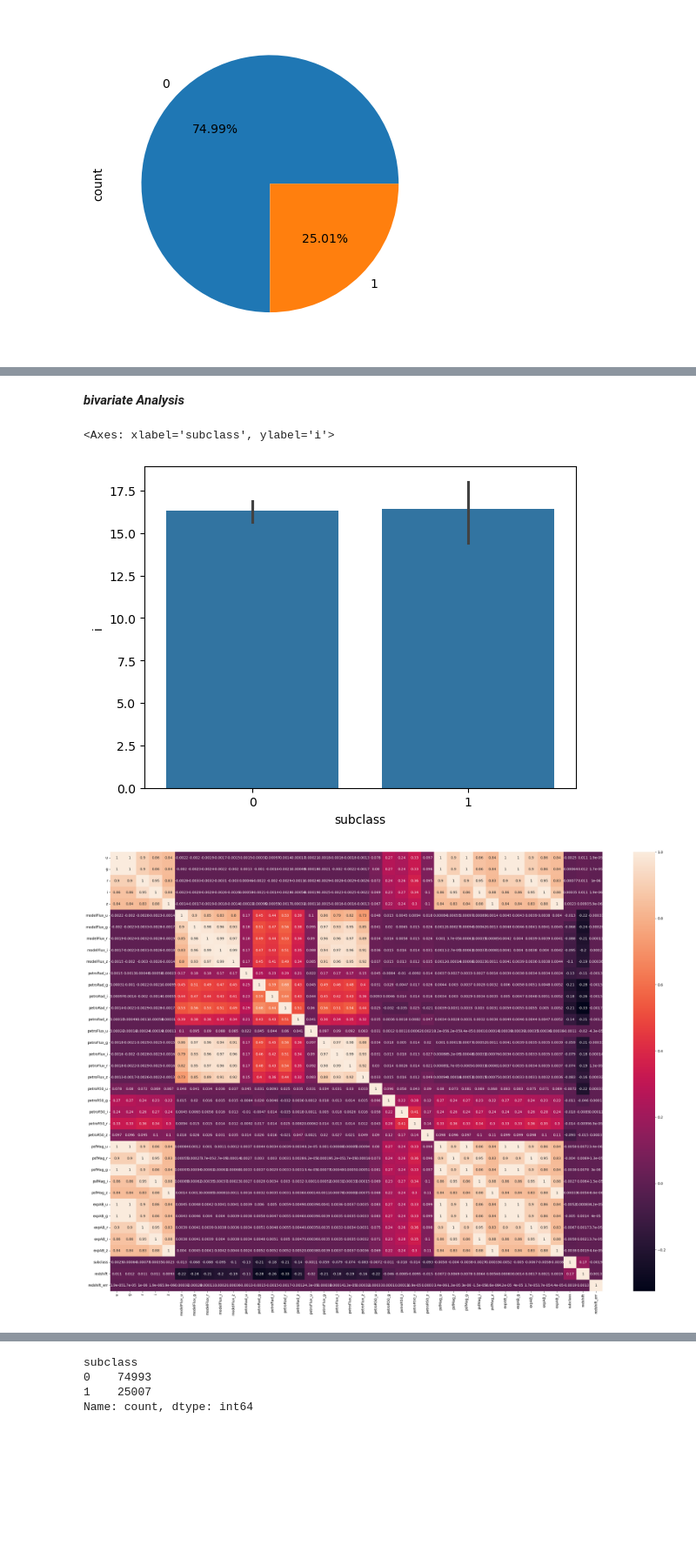
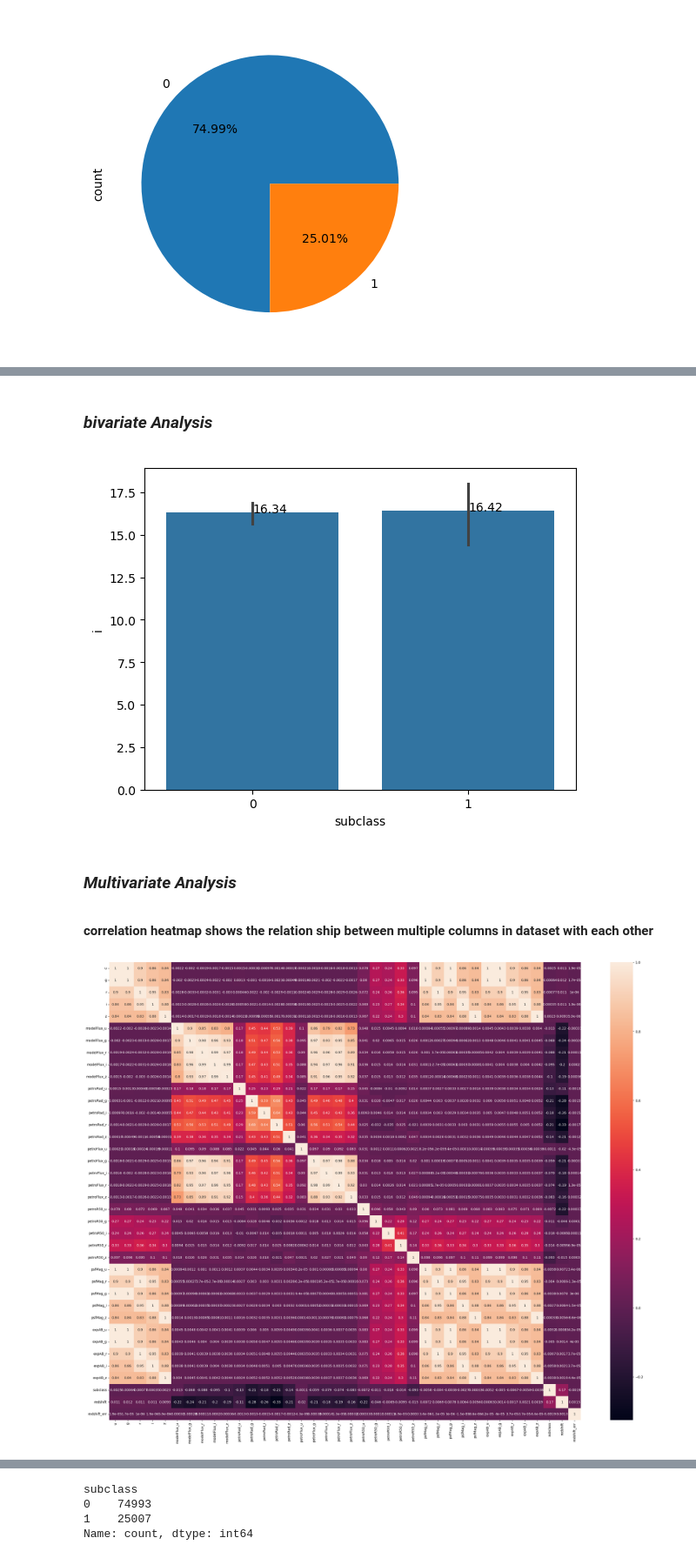
Before and after one commit to skymaurya/galaxy_classify, a Jupyter notebook: galxy.ipynb, the cells around one changed output, grey strips where cells are left out. Shown at 87% size. Cells and saved outputs as stored; diff of their text form; code cells hidden in the pictures; blank space fills up the shorter version.

```diff
--- a/galxy.ipynb
+++ b/galxy.ipynb
@@ -93,7 +97,7 @@ Data columns (total 43 columns):
 dtypes: float64(41), object(2)
 memory usage: 32.8+ MB
 # %%
-gd=gd.drop([ 'objid', 'specobjid', 'ra', 'dec','class'],axis=1 )   #droping the unsed column as it doesnot hellp us in as predtion furthure
+gd=gd.drop([ 'objid','dec','ra', 'specobjid','class'],axis=1 )   #droping the unsed column as it doesnot hellp us in as predtion furthure
 # %% [markdown]
 ***Changing object type in the form categorial values 0 and 1 of subclass***
 # %%
@@ -157,15 +213,33 @@ for i in gd.columns:
 # %% [markdown]
-***bivariate Analysis***
+***<h3>bivariate Analysis***
 # %%
-sns.barplot(x='subclass', y='i', data=gd)
+# sns.barplot(x='subclass', y='i', data=gd)
+
+import matplotlib.pyplot as plt
+
+# Create the barplot
+ax = sns.barplot(x='subclass', y='i', data=gd)
+
+# Add labels to each bar
+for p in ax.patches:
+    # Get the height of each bar
+    height = p.get_height()
+    # Add text annotation
+    ax.text(p.get_x() + p.get_width() / 2., height, f'{height:.2f}')
+
+# Show the plot
+plt.show()
 # %% [output]
-<Axes: xlabel='subclass', ylabel='i'>
-[figure, old version]
+[figure, new version]
 # %%
 gd['subclass'] = gd['subclass'].astype('category')   #changing subclass  type as categorical type
+# %% [markdown]
+***<h3>Multivariate Analysis***
+# %% [markdown]
+**correlation heatmap shows the relation ship between multiple columns in dataset with each other**
 # %%
-plt.figure(figsize=(32,23))
+plt.figure(figsize=(32,25))
 sns.heatmap(gd.corr(),annot=True)     # heatmap of corrletion btw multiple columns of dataset
 plt.show()
 # %% [output]
-[figure, old version]
+[figure, new version]
```
Also changed, not shown: parts of 90 cells of this notebook, 3 other files.
